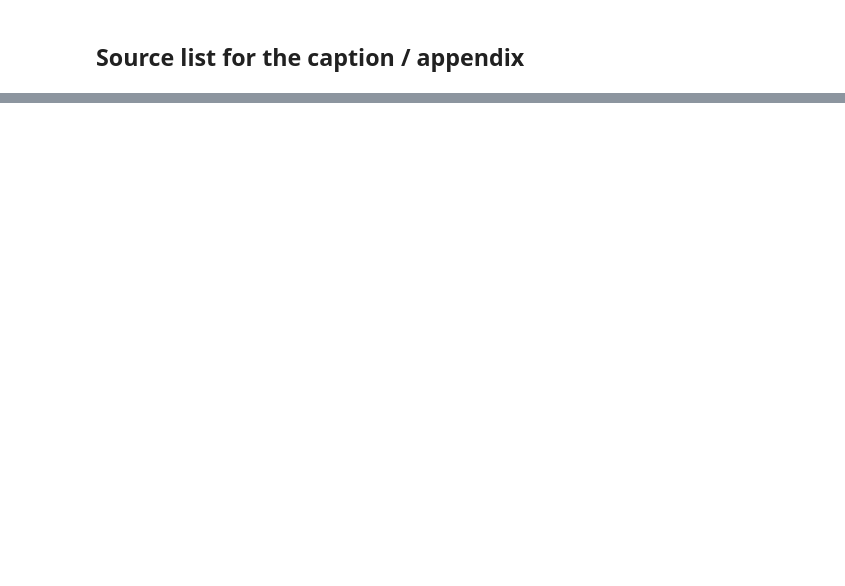
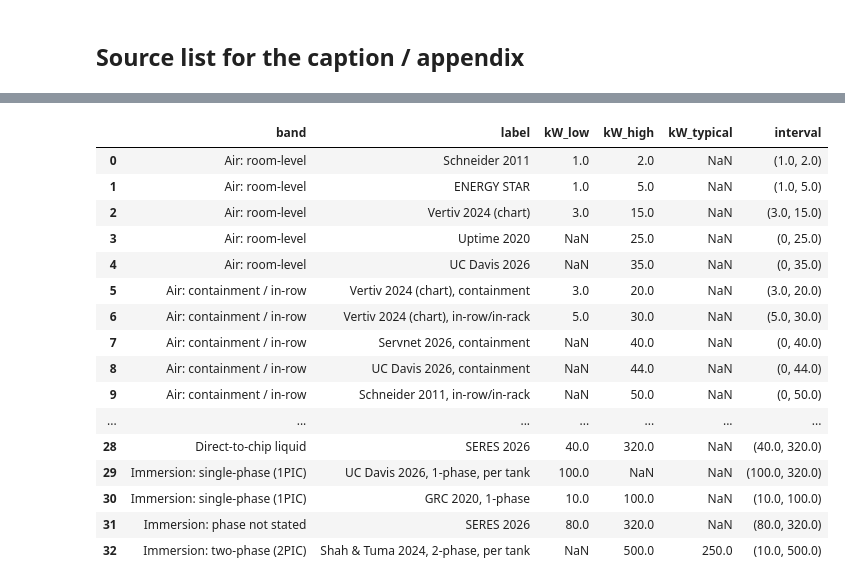
Before and after one commit to vaaniarora/Water_Sustainability, a Jupyter notebook: Cooling_Wall/scripts/fig3_cooling_regimes.ipynb, the cells around one changed output, grey strips where cells are left out. Drawn from its saved outputs; the diff is of its cells as text; code cells hidden in the pictures; blank space fills up the shorter version.

```diff
--- a/Cooling_Wall/scripts/fig3_cooling_regimes.ipynb
+++ b/Cooling_Wall/scripts/fig3_cooling_regimes.ipynb
@@ -149,0 +205,59 @@ reg[['label', 'source', 'source_type', 'year', 'source_url']].drop_duplicates('s
+# %%
+# Colours per technology family (one hue each); see the markdown above for the separation check
+C_FAM = {'air': '#eb6834', 'rdhx': '#1baf7a', 'dtc': '#2a78d6', 'imm': '#e87ba4'}
+BAND_ROW = {  # technology -> (band row, family)
+    'Air cooling, traditional (perimeter CRAC/CRAH, raised floor, no containment)': ('Air: room-level', 'air'),
+    'Air cooling with hot/cold aisle containment': ('Air: containment / in-row', 'air'),
+    'In-row / close-coupled air cooling': ('Air: containment / in-row', 'air'),
+    'Air cooling (general, type unspecified)': ('Air: type not stated', 'air'),
+    'Rear-door heat exchanger': ('Rear-door heat exchanger', 'rdhx'),
+    'Direct-to-chip liquid cooling, single-phase (cold plates)': ('Direct-to-chip liquid', 'dtc'),
+    'Direct-to-chip liquid cooling, two-phase': ('Direct-to-chip liquid', 'dtc'),
+    'Direct-to-chip liquid cooling (phase unspecified)': ('Direct-to-chip liquid', 'dtc'),
+    'Immersion cooling, single-phase': ('Immersion: single-phase (1PIC)', 'imm'),
+    'Immersion cooling, two-phase': ('Immersion: two-phase (2PIC)', 'imm'),
+    'Immersion cooling (phase unspecified)': ('Immersion: phase not stated', 'imm'),
+}
+BAND_ORDER = ['Air: room-level', 'Air: containment / in-row', 'Air: type not stated', 'Rear-door heat exchanger',
+              'Direct-to-chip liquid', 'Immersion: single-phase (1PIC)', 'Immersion: two-phase (2PIC)',
+              'Immersion: phase not stated']
+
+bands = reg[reg['technology'].isin(BAND_ROW)].copy()
+bands['band'] = bands['technology'].map(lambda t: BAND_ROW[t][0])
+bands['family'] = bands['technology'].map(lambda t: BAND_ROW[t][1])
+# Borrowed bounds come only from complete stated ranges (both low and high given),
+# so one open-ended claim (e.g. 'up to 500 kW per tank') can't stretch another source's band
+full = bands.dropna(subset=['kW_low', 'kW_high'])
+fam_low = full.groupby('family')['kW_low'].min()     # lowest stated low per family
+fam_high = full.groupby('family')['kW_high'].max()   # highest stated high per family
+
+def coverage_interval(r):
+    lo, hi = r['kW_low'], r['kW_high']
+    if pd.notna(lo) and pd.notna(hi):
+        return lo, hi
+    if pd.notna(hi):                     # 'up to X'
+        return (0 if r['family'] == 'air' else fam_low[r['family']]), hi
+    if pd.notna(lo):                     # 'X and above'
+        return lo, fam_high[r['family']]
+    return None                          # design point only
+
+bands['interval'] = bands.apply(coverage_interval, axis=1)
+bands[['band', 'label', 'kW_low', 'kW_high', 'kW_typical', 'interval']]
+# %% [output]
+|  | band | label | kW_low | kW_high | kW_typical | interval |
+| 0 | Air: room-level | Schneider 2011 | 1.0 | 2.0 | NaN | (1.0, 2.0) |
+| 1 | Air: room-level | ENERGY STAR | 1.0 | 5.0 | NaN | (1.0, 5.0) |
+| 2 | Air: room-level | Vertiv 2024 (chart) | 3.0 | 15.0 | NaN | (3.0, 15.0) |
+| 3 | Air: room-level | Uptime 2020 | NaN | 25.0 | NaN | (0, 25.0) |
+| 4 | Air: room-level | UC Davis 2026 | NaN | 35.0 | NaN | (0, 35.0) |
+| 5 | Air: containment / in-row | Vertiv 2024 (chart), containment | 3.0 | 20.0 | NaN | (3.0, 20.0) |
+| 6 | Air: containment / in-row | Vertiv 2024 (chart), in-row/in-rack | 5.0 | 30.0 | NaN | (5.0, 30.0) |
+| 7 | Air: containment / in-row | Servnet 2026, containment | NaN | 40.0 | NaN | (0, 40.0) |
+| 8 | Air: containment / in-row | UC Davis 2026, containment | NaN | 44.0 | NaN | (0, 44.0) |
+| 9 | Air: containment / in-row | Schneider 2011, in-row/in-rack | NaN | 50.0 | NaN | (0, 50.0) |
+| ... | ... | ... | ... | ... | ... | ... |
+| 28 | Direct-to-chip liquid | SERES 2026 | 40.0 | 320.0 | NaN | (40.0, 320.0) |
+| 29 | Immersion: single-phase (1PIC) | UC Davis 2026, 1-phase, per tank | 100.0 | NaN | NaN | (100.0, 320.0) |
+| 30 | Immersion: single-phase (1PIC) | GRC 2020, 1-phase | 10.0 | 100.0 | NaN | (10.0, 100.0) |
+| 31 | Immersion: phase not stated | SERES 2026 | 80.0 | 320.0 | NaN | (80.0, 320.0) |
+| 32 | Immersion: two-phase (2PIC) | Shah & Tuma 2024, 2-phase, per tank | NaN | 500.0 | 250.0 | (10.0, 500.0) |
```
Also changed, not shown: parts of 8 cells of this notebook, 38 other files.
